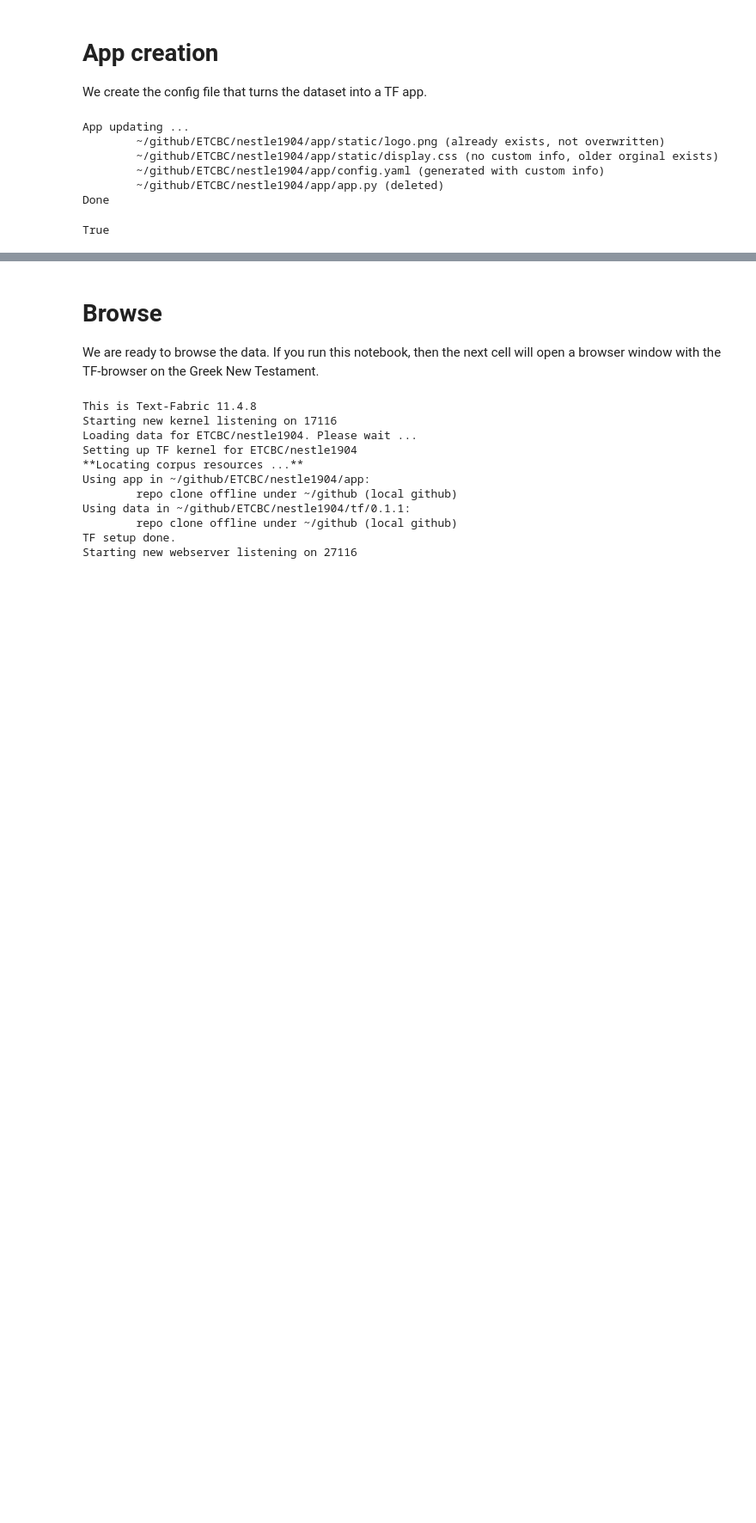
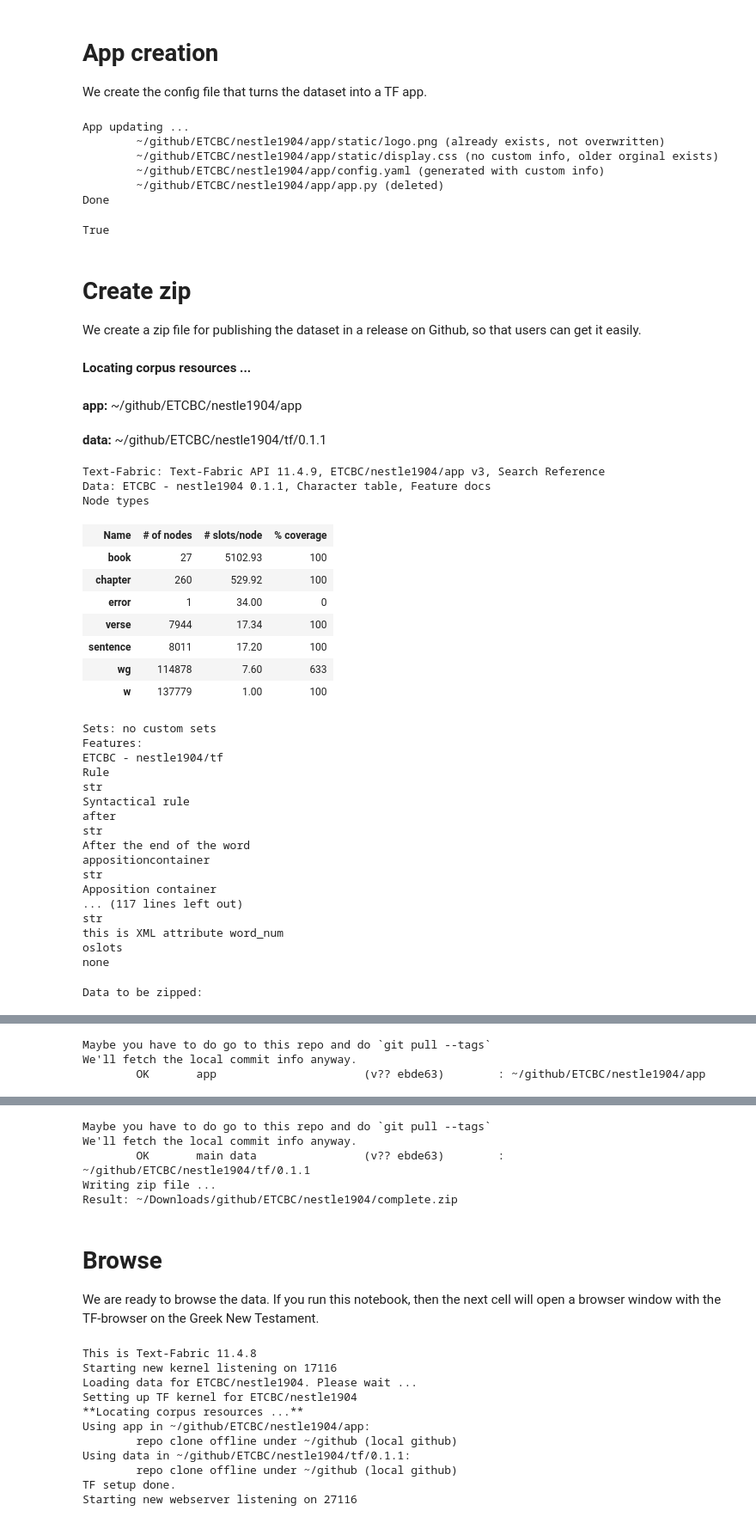
Before and after one commit to ETCBC/nestle1904, a Jupyter notebook: programs/tfFromLowfat.ipynb, the cells around one changed output, grey strips where cells are left out. Shown at 86% size. Cells and saved outputs as stored; diff of their text form; code cells hidden in the pictures; blank space fills up the shorter version.

```diff
--- a/programs/tfFromLowfat.ipynb
+++ b/programs/tfFromLowfat.ipynb
@@ -111,3 +111,46 @@ App updating ...
         ~/github/ETCBC/nestle1904/app/app.py (deleted)
 Done
 True
+# %% [markdown]
+# Create zip
+
+We create a zip file for publishing the dataset in a release on Github,
+so that users can get it easily.
+# %%
+from tf.app import use
+
+A = use("ETCBC/nestle1904:clone", checkout="clone")
+A.zipAll()
+# %% [output]
+**Locating corpus resources ...**
+app: ~/github/ETCBC/nestle1904/app
+data: ~/github/ETCBC/nestle1904/tf/0.1.1
+Text-Fabric: Text-Fabric API 11.4.9, ETCBC/nestle1904/app v3, Search Reference
+Data: ETCBC - nestle1904 0.1.1, Character table, Feature docs
+Node types
+| Name | # of nodes | # slots/node | % coverage |
+| book | 27 | 5102.93 | 100 |
+| chapter | 260 | 529.92 | 100 |
+| error | 1 | 34.00 | 0 |
+| verse | 7944 | 17.34 | 100 |
+| sentence | 8011 | 17.20 | 100 |
+| wg | 114878 | 7.60 | 633 |
+| w | 137779 | 1.00 | 100 |
+Sets: no custom sets
+Features:
+ETCBC - nestle1904/tf
+Rule
+str
+Syntactical rule
+after
+str
+After the end of the word
+appositioncontainer
+str
+Apposition container
+... (117 lines left out)
+str
+this is XML attribute word_num
+oslots
+none
+Data to be zipped:
@@ -113,0 +158,3 @@ True
+Maybe you have to do go to this repo and do `git pull --tags`
+We'll fetch the local commit info anyway.
+        OK       app                      (v?? ebde63)        : ~/github/ETCBC/nestle1904/app
@@ -114,3 +162,8 @@ True
+Maybe you have to do go to this repo and do `git pull --tags`
+We'll fetch the local commit info anyway.
+        OK       main data                (v?? ebde63)        : ~/github/ETCBC/nestle1904/tf/0.1.1
+Writing zip file ...
+Result: ~/Downloads/github/ETCBC/nestle1904/complete.zip
 # %% [markdown]
 # Browse
 
```
Also changed, not shown: parts of 1 cell of this notebook, 2 other files.
